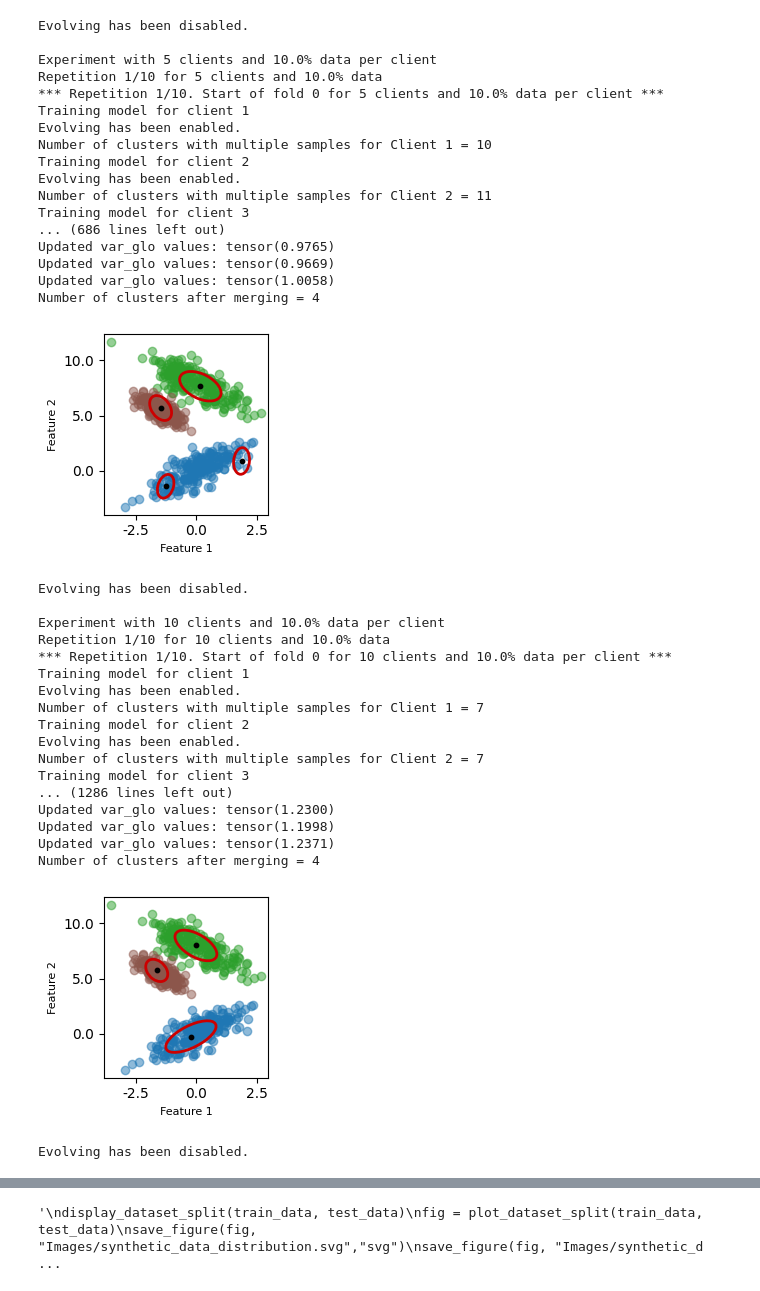
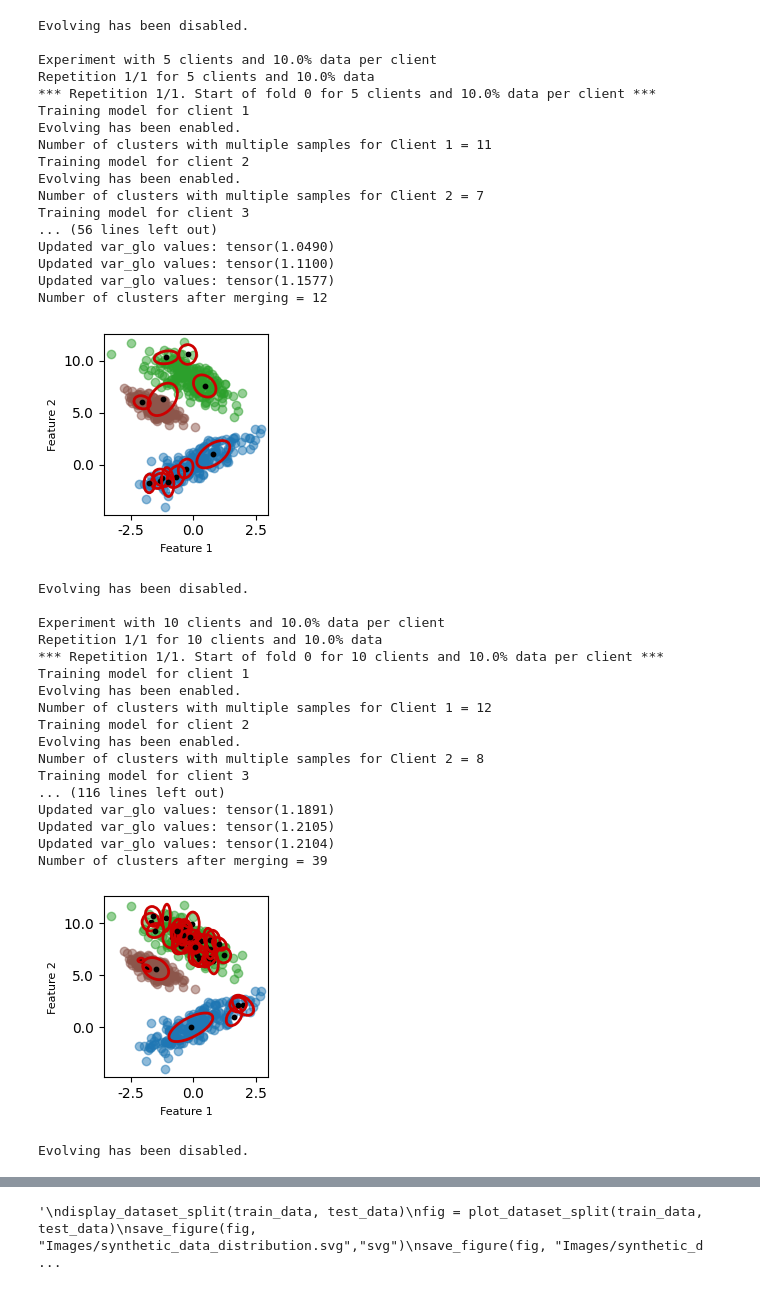
Before and after one commit to mihaozbot/eFedGauss, a Jupyter notebook: synthetic_experiment.ipynb, the cells around one changed output, grey strips where cells are left out. Saved outputs shown, nothing was run; the diff lists cells and outputs as text; code cells hidden in the pictures.

```diff
--- a/synthetic_experiment.ipynb
+++ b/synthetic_experiment.ipynb
@@ -102,7 +90,7 @@ specific_configurations = [
 experiment_results = []
 
 # Number of repetitions for each configuration
-num_repetitions = 10
+num_repetitions = 1
 
 # Loop over the different configurations
 for num_clients in num_clients_options:
@@ -169,7 +157,7 @@ for num_clients in num_clients_options:
 
                     #Aggregate local models
                     for client_idx, client_model in enumerate(local_models):
-                        federated_model.federal_agent.merge_model_privately(client_model, n_min=0, pred_min=0)
+                        federated_model.federal_agent.merge_model_privately(client_model, n_min=federated_model.kappa_n, pred_min=0)
                         num_agregated_clusters = torch.sum(federated_model.n[:federated_model.c] > 1).item()
                         all_agregated_clusters.append(num_agregated_clusters)
 
@@ -184,7 +172,7 @@ for num_clients in num_clients_options:
                     #Plot the Aggregated model
                     '''
                     if num_clients == 3 and  data_percentage == 0.33 and i_fold == (num_splits-1):
-                        fig = plot_first_feature_horizontal(all_data, model=federated_model, num_sigma=2, N_max=0, title="Aggregated models")
+                        fig = plot_first_feature_horizontal(all_data, model=federated_model, num_sigma=2, N_max=1 title="Aggregated models")
                         save_figure(fig, "Images/synthetic_federated_pre_merge.svg","svg")
                         save_figure(fig, "Images/synthetic_federated_pre_merge.pdf","pdf")
                     '''
@@ -290,39 +278,39 @@ Number of clusters after merging = 4
 Evolving has been disabled.
 
 Experiment with 5 clients and 10.0% data per client
-Repetition 1/10 for 5 clients and 10.0% data
-*** Repetition 1/10. Start of fold 0 for 5 clients and 10.0% data per client ***
+Repetition 1/1 for 5 clients and 10.0% data
+*** Repetition 1/1. Start of fold 0 for 5 clients and 10.0% data per client ***
 Training model for client 1
 Evolving has been enabled.
-Number of clusters with multiple samples for Client 1 = 10
+Number of clusters with multiple samples for Client 1 = 11
 Training model for client 2
 Evolving has been enabled.
-Number of clusters with multiple samples for Client 2 = 11
+Number of clusters with multiple samples for Client 2 = 7
 Training model for client 3
-... (686 lines left out)
-Updated var_glo values: tensor(0.9765)
-Updated var_glo values: tensor(0.9669)
-Updated var_glo values: tensor(1.0058)
-Number of clusters after merging = 4
+... (56 lines left out)
+Updated var_glo values: tensor(1.0490)
+Updated var_glo values: tensor(1.1100)
+Updated var_glo values: tensor(1.1577)
+Number of clusters after merging = 12
-[figure, old version]
+[figure, new version]
 Evolving has been disabled.
 
 Experiment with 10 clients and 10.0% data per client
-Repetition 1/10 for 10 clients and 10.0% data
-*** Repetition 1/10. Start of fold 0 for 10 clients and 10.0% data per client ***
+Repetition 1/1 for 10 clients and 10.0% data
+*** Repetition 1/1. Start of fold 0 for 10 clients and 10.0% data per client ***
 Training model for client 1
 Evolving has been enabled.
-Number of clusters with multiple samples for Client 1 = 7
+Number of clusters with multiple samples for Client 1 = 12
 Training model for client 2
 Evolving has been enabled.
-Number of clusters with multiple samples for Client 2 = 7
+Number of clusters with multiple samples for Client 2 = 8
 Training model for client 3
-... (1286 lines left out)
-Updated var_glo values: tensor(1.2300)
-Updated var_glo values: tensor(1.1998)
-Updated var_glo values: tensor(1.2371)
-Number of clusters after merging = 4
+... (116 lines left out)
+Updated var_glo values: tensor(1.1891)
+Updated var_glo values: tensor(1.2105)
+Updated var_glo values: tensor(1.2104)
+Number of clusters after merging = 39
-[figure, old version]
+[figure, new version]
 Evolving has been disabled.
 # %%
 # Non IID experiment
```
Also changed, not shown: parts of 5 cells of this notebook, 6 other files.
